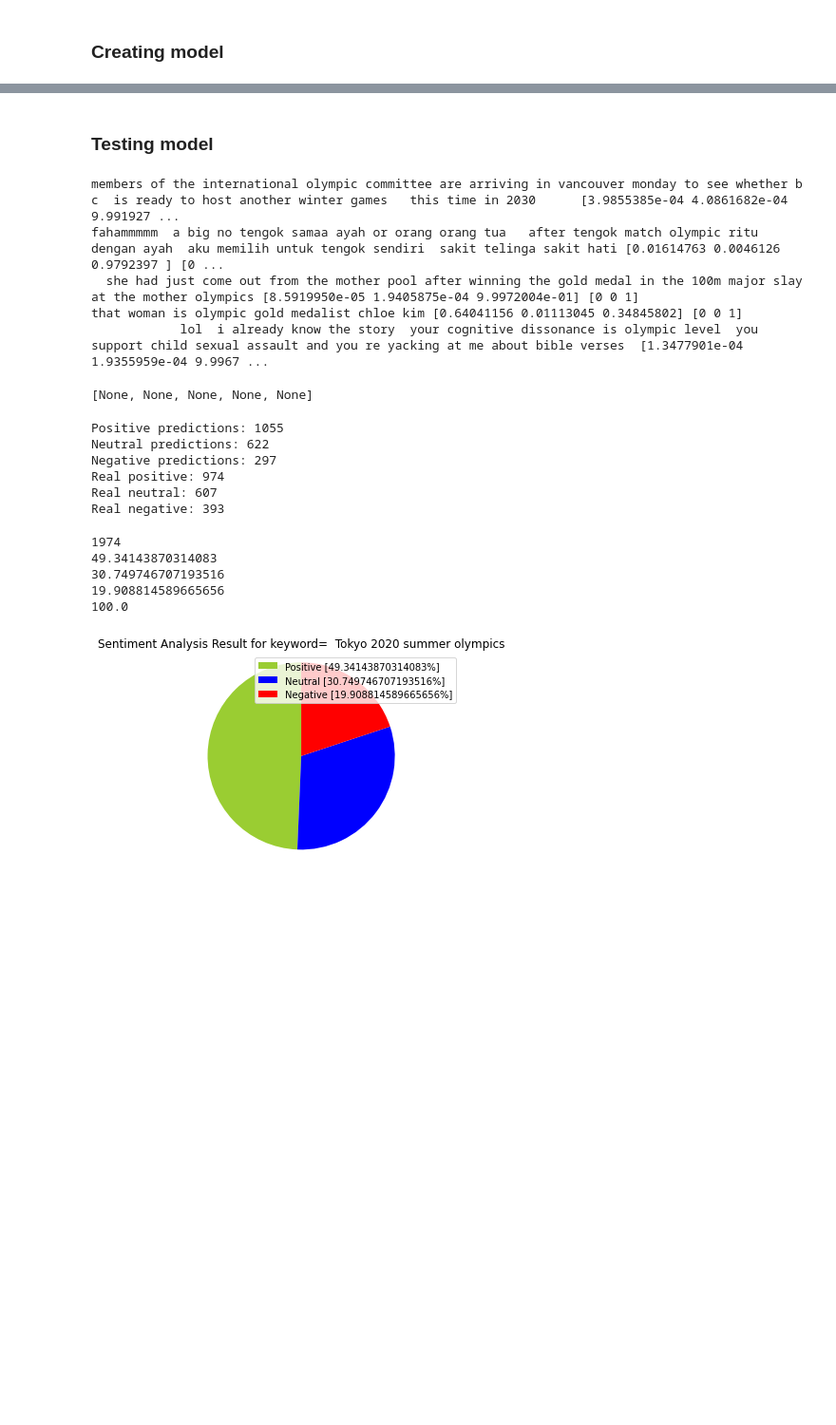
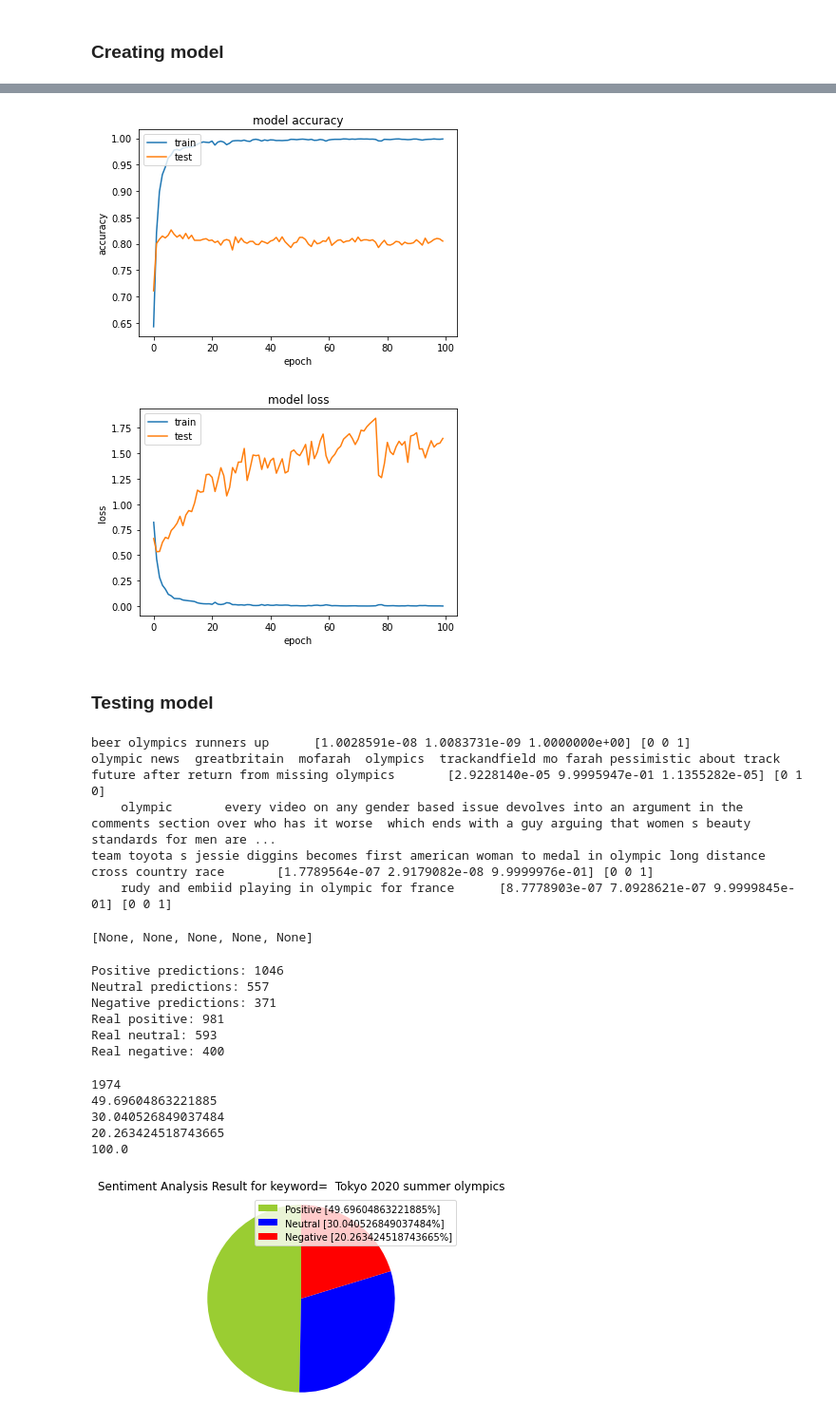
Before and after one commit to kopeomojola/Tokyo2020, a Jupyter notebook: Olympic_Sentiment_Analysis.ipynb, the cells around one changed output, grey strips where cells are left out. Shown at 95% size. Cells and saved outputs as stored; diff of their text form; code cells hidden in the pictures; blank space fills up the shorter version.

```diff
--- a/Olympic_Sentiment_Analysis.ipynb
+++ b/Olympic_Sentiment_Analysis.ipynb
@@ -166,6 +169,6 @@ X_train, X_test, y_train, y_test = train_test_split(X, y, test_size=0.2, random_
 # %%
-batch_size = 32
-epochs = 8
+batch_size = 64
+epochs = 100
 
-model.fit(X_train, y_train, epochs=epochs, batch_size=batch_size, verbose=2)
+history = model.fit(X_train, y_train, epochs=epochs, validation_data=(X_test,y_test), batch_size=batch_size, verbose=1)
 # %% [output]
@@ -191,3 +192,29 @@ model.save('sentiment_analysis.h5')
+# %%
+#plot accuracy and recall
+# summarize history for accuracy
+plt.plot(history.history['accuracy'])
+plt.plot(history.history['val_accuracy'])
+plt.title('model accuracy')
+plt.ylabel('accuracy')
+plt.xlabel('epoch')
+plt.legend(['train', 'test'], loc='upper left')
+plt.show()
+# summarize history for loss
+plt.plot(history.history['loss'])
+plt.plot(history.history['val_loss'])
+plt.title('model loss')
+plt.ylabel('loss')
+plt.xlabel('epoch')
+plt.legend(['train', 'test'], loc='upper left')
+plt.show()
+
+
+
+
+model.save('sentiment_analysis.h5')
+# %% [output]
+[figure, added]
+[figure, added]
 # %% [markdown]
 ### Testing model
 # %%
@@ -195,11 +222,11 @@ predictions = model.predict(X_test)
 
 [print(data['text'][i], predictions[i], y_test[i]) for i in range(0, 5)]
 # %% [output]
-members of the international olympic committee are arriving in vancouver monday to see whether b c  is ready to host another winter games   this time in 2030      [3.9855385e-04 4.0861682e-04 9.991927 ...
-fahammmmm  a big no tengok samaa ayah or orang orang tua   after tengok match olympic ritu dengan ayah  aku memilih untuk tengok sendiri  sakit telinga sakit hati [0.01614763 0.0046126  0.9792397 ] [0 ...
-  she had just come out from the mother pool after winning the gold medal in the 100m major slay at the mother olympics [8.5919950e-05 1.9405875e-04 9.9972004e-01] [0 0 1]
-that woman is olympic gold medalist chloe kim [0.64041156 0.01113045 0.34845802] [0 0 1]
-            lol  i already know the story  your cognitive dissonance is olympic level  you support child sexual assault and you re yacking at me about bible verses  [1.3477901e-04 1.9355959e-04 9.9967 ...
+beer olympics runners up      [1.0028591e-08 1.0083731e-09 1.0000000e+00] [0 0 1]
+olympic news  greatbritain  mofarah  olympics  trackandfield mo farah pessimistic about track future after return from missing olympics       [2.9228140e-05 9.9995947e-01 1.1355282e-05] [0 1 0]
+    olympic       every video on any gender based issue devolves into an argument in the comments section over who has it worse  which ends with a guy arguing that women s beauty standards for men are ...
+team toyota s jessie diggins becomes first american woman to medal in olympic long distance cross country race       [1.7789564e-07 2.9179082e-08 9.9999976e-01] [0 0 1]
+    rudy and embiid playing in olympic for france      [8.7778903e-07 7.0928621e-07 9.9999845e-01] [0 0 1]
 [None, None, None, None, None]
 # %%
 pos_count, neu_count, neg_count = 0, 0, 0
@@ -226,12 +253,12 @@ print('Real positive:', real_pos)
 print('Real neutral:', real_neu)
 print('Real negative:', real_neg)
 # %% [output]
-Positive predictions: 1055
-Neutral predictions: 622
-Negative predictions: 297
-Real positive: 974
-Real neutral: 607
-Real negative: 393
+Positive predictions: 1046
+Neutral predictions: 557
+Negative predictions: 371
+Real positive: 981
+Real neutral: 593
+Real negative: 400
 # %%
 total_result = int(real_pos) + int(real_neu) + int(real_neg)
 print(total_result)
@@ -246,9 +273,9 @@ total_percentage = per_real_neg + per_real_pos + per_real_neu
 print(total_percentage)
 # %% [output]
 1974
-49.34143870314083
-30.749746707193516
-19.908814589665656
+49.69604863221885
+30.040526849037484
+20.263424518743665
 100.0
 # %%
 keyword = "Tokyo 2020 summer olympics"
```
Also changed, not shown: parts of 12 cells of this notebook.
